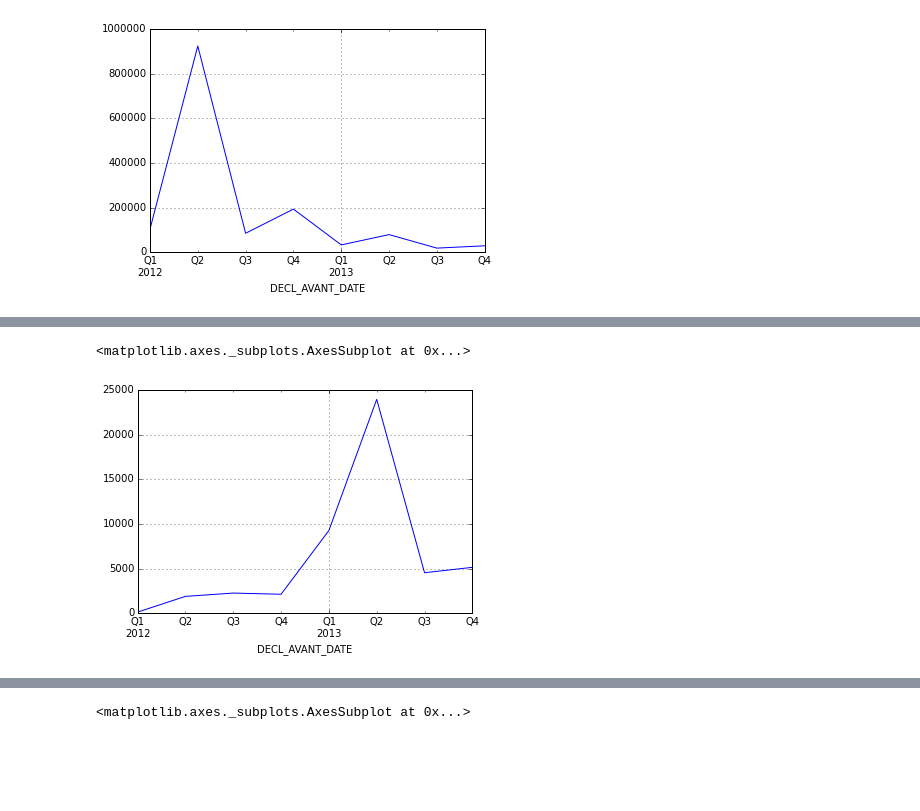
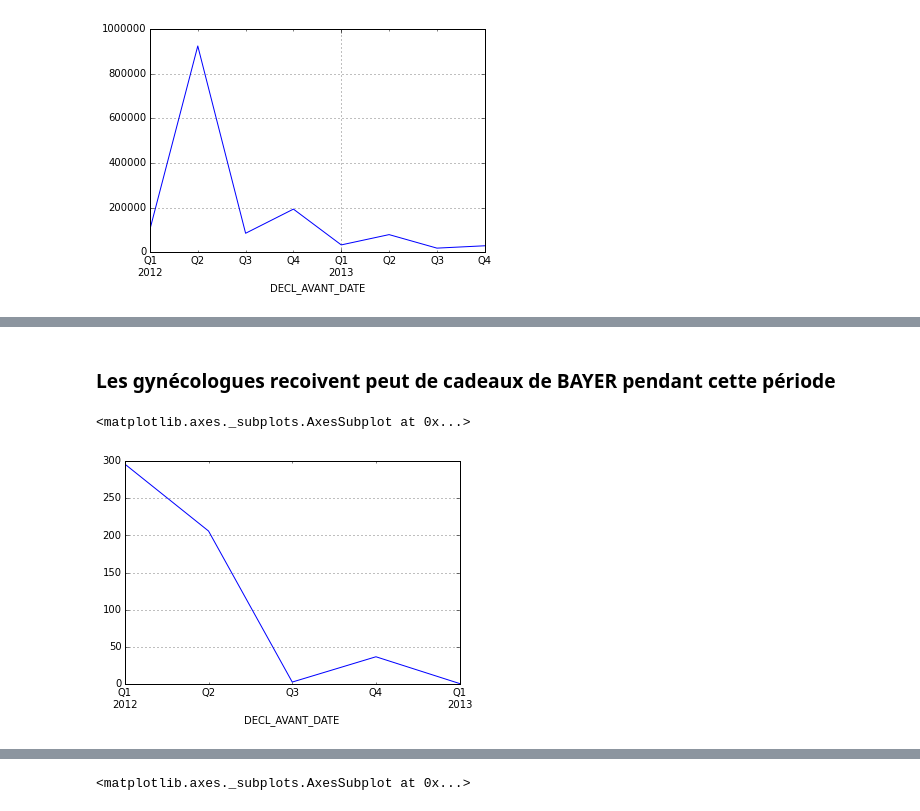
Before and after one commit to regardscitoyens/sunshine-data, a Jupyter notebook: exploitations/pilule/Pilule.ipynb, the cells around one changed output, grey strips where cells are left out. Cells and saved outputs as stored; diff of their text form; code cells hidden in the pictures; blank space fills up the shorter version.

```diff
--- a/exploitations/pilule/Pilule.ipynb
+++ b/exploitations/pilule/Pilule.ipynb
@@ -20,5 +53,7 @@ avantages['DECL_AVANT_MONTANT'].resample('BQ', how='sum').plot()
+# %% [markdown]
+### Les gynécologues recoivent peut de cadeaux de BAYER pendant cette période
 # %%
-avantages[avantages.ORIGIN == u'Pharmacien']['DECL_AVANT_MONTANT'].resample('BQ', how='sum').plot()
+avantages[avantages.BENEF_PS_QUALIFICATION == u'Gynécologie']['DECL_AVANT_MONTANT'].resample('BQ', how='count').plot()
 # %% [output]
 <matplotlib.axes._subplots.AxesSubplot at 0x...>
-[figure, old version]
+[figure, new version]
```
Also changed, not shown: parts of 46 cells of this notebook, 4 other files.
